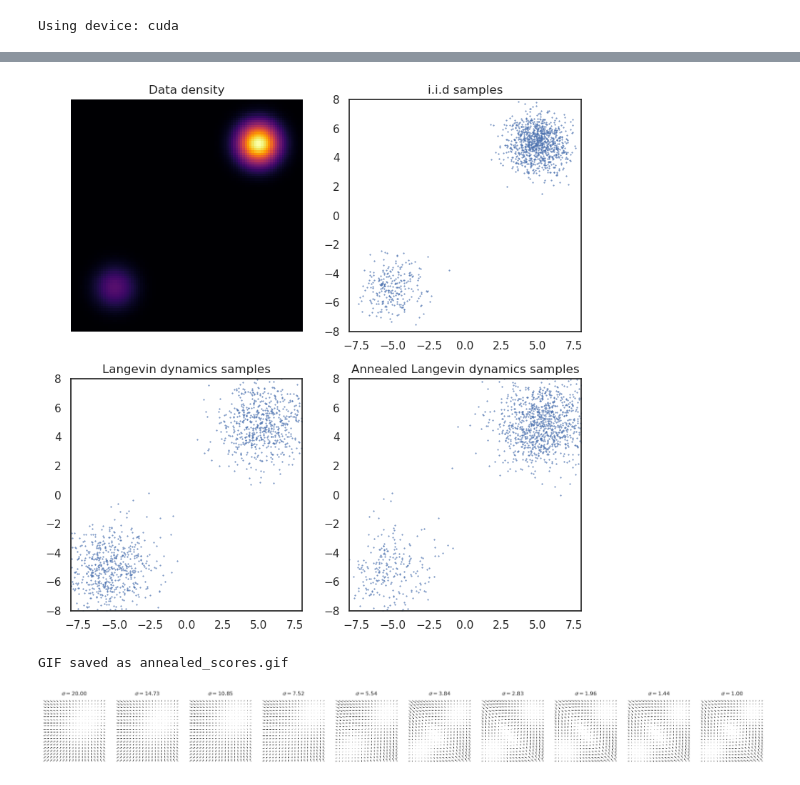
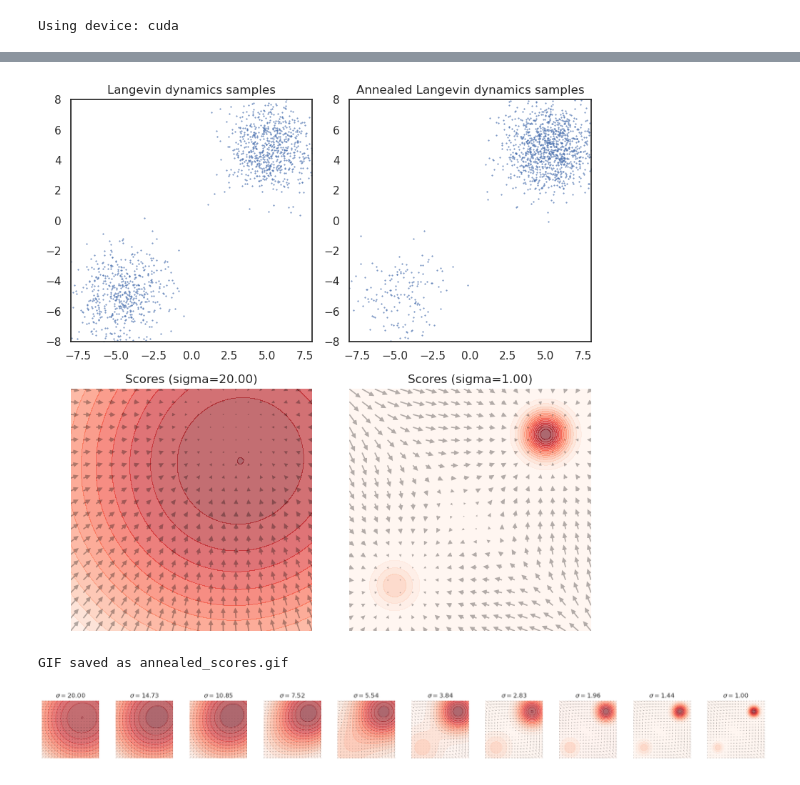
Before and after one commit to bachnguyenTE/ncsn-pres, a Jupyter notebook: two_gaussians_example.ipynb, the cells around one changed output, grey strips where cells are left out. Saved outputs shown, nothing was run; the diff lists cells and outputs as text; code cells hidden in the pictures.

Commit message:
Notebook: Better plots with learned function, added some comments and remarks to the main algorithms and toy results

```diff
--- a/two_gaussians_example.ipynb
+++ b/two_gaussians_example.ipynb
@@ -348,31 +454,35 @@ sns.set_style('white')
 fig, axes = plt.subplots(2, 2, figsize=(8, 8))
 axes = axes.flatten()
 
-# 1. Data Density
-plot_density(teacher, left_bound, right_bound, ax=axes[0], device=device)
+# Prepare mesh for vector fields
+mesh = get_mesh(left_bound, right_bound, grid_size=20, device=device)
+mesh_np = mesh.detach().cpu().numpy()
 
-# 2. I.I.D Samples
-samples = teacher.sample((1280,))
-if device is not None:
-    samples = samples.to(device)
-samples = samples.detach().cpu().numpy()
-plot_scatter(samples, 'i.i.d samples', left_bound, right_bound, ax=axes[1], s=0.2)
-
-# 3. Standard Langevin Dynamics Samples (using smallest sigma)
+# 1. Standard Langevin Dynamics Samples (using smallest sigma)
 samples = torch.rand(1280, 2) * (right_bound - left_bound) + left_bound
 if device is not None:
     samples = samples.to(device)
 # Use the score function for the smallest sigma (last one)
 score_fn_smallest = lambda x: trained_score_fn(x, sigmas[-1])
 samples = langevin_dynamics(score_fn_smallest, samples).detach().cpu().numpy()
-plot_scatter(samples, 'Langevin dynamics samples', left_bound, right_bound, ax=axes[2], s=0.2)
+plot_scatter(samples, 'Langevin dynamics samples', left_bound, right_bound, ax=axes[0], s=0.2)
 
-# 4. Annealed Langevin Dynamics Samples
+# 2. Annealed Langevin Dynamics Samples
 samples = torch.rand(1280, 2) * (right_bound - left_bound) + left_bound
 if device is not None:
     samples = samples.to(device)
 samples = anneal_langevin_dynamics(trained_score_fn, samples, sigmas).detach().cpu().numpy()
-plot_scatter(samples, 'Annealed Langevin dynamics samples', left_bound, right_bound, ax=axes[3], s=0.2)
+plot_scatter(samples, 'Annealed Langevin dynamics samples', left_bound, right_bound, ax=axes[1], s=0.2)
+
+# 3. Vector field (Largest Sigma)
+sigma_large = sigmas[0]
+scores_large = trained_score_fn(mesh, sigma_large).detach().cpu().numpy()
+plot_vector_field(scores_large, mesh_np, 'Scores (sigma={:.2f})'.format(sigma_large), ax=axes[2], teacher=teacher_anneal, sigma=sigma_large, left_bound=left_bound, right_bound=right_bound, device=device)
+
+# 4. Vector field (Smallest Sigma)
+sigma_small = sigmas[-1]
+scores_small = trained_score_fn(mesh, sigma_small).detach().cpu().numpy()
+plot_vector_field(scores_small, mesh_np, 'Scores (sigma={:.2f})'.format(sigma_small), ax=axes[3], teacher=teacher_anneal, sigma=sigma_small, left_bound=left_bound, right_bound=right_bound, device=device)
 
 plt.tight_layout()
 plt.show()
@@ -389,7 +499,7 @@ for i, sigma in enumerate(sigmas):
     scores = trained_score_fn(mesh, sigma).detach().cpu().numpy()
 
     fig_gif, ax_gif = plt.subplots()
-    plot_vector_field(scores, mesh_np, 'Scores (sigma={:.2f})'.format(sigma), ax=ax_gif)
+    plot_vector_field(scores, mesh_np, 'Scores (sigma={:.2f})'.format(sigma), ax=ax_gif, teacher=teacher_anneal, sigma=sigma, left_bound=left_bound, right_bound=right_bound, device=device)
     filename = f'tmp_gif/sigma_{i}.png'
     fig_gif.savefig(filename)
     plt.close(fig_gif)
@@ -401,26 +511,27 @@ print("GIF saved as annealed_scores.gif")
 # Clean up tmp files
 shutil.rmtree('tmp_gif')
 # %% [output]
-[figure, old version]
+[figure, new version]
 GIF saved as annealed_scores.gif
 # %%
 # Visualize scores for 10 different noise scales
-fig, axes = plt.subplots(1, 10, figsize=(30, 6))
+fig, axes = plt.subplots(1, 10, figsize=(20, 2))
 axes = axes.flatten()
 
 # Select 10 indices from the 50 sigmas
 indices = np.linspace(0, len(sigmas) - 1, 10).astype(int)
 
 mesh = get_mesh(left_bound, right_bound, grid_size=20, device=device)
 mesh_np = mesh.detach().cpu().numpy()
 
 for i, idx in enumerate(indices):
     sigma = sigmas[idx]
     scores = trained_score_fn(mesh, sigma).detach().cpu().numpy()
 
-    plot_vector_field(scores, mesh_np, '$\sigma={:.2f}$'.format(sigma.item()), ax=axes[i])
+    plot_vector_field(scores, mesh_np, '$\sigma={:.2f}$'.format(sigma.item()), ax=axes[i],
+                      teacher=teacher_anneal, sigma=sigma, left_bound=left_bound, right_bound=right_bound, device=device)
 
 plt.tight_layout()
 plt.show()
 # %% [output]
-[figure, old version]
+[figure, new version]
```
Also changed, not shown: parts of 18 cells of this notebook.
